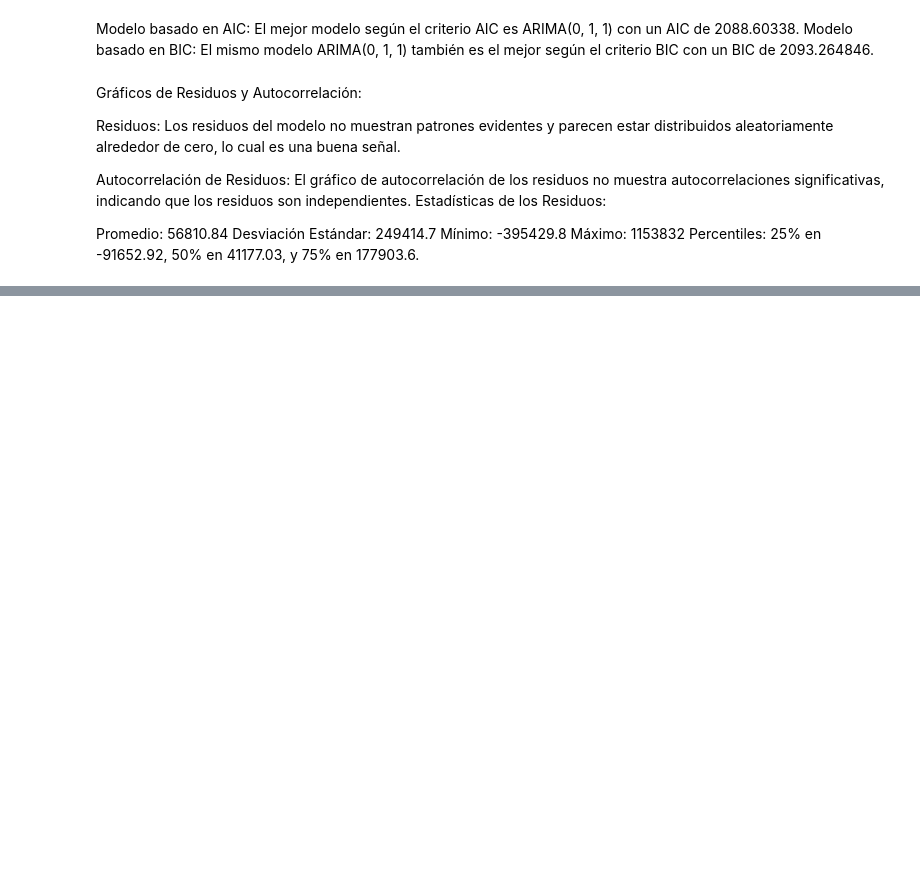
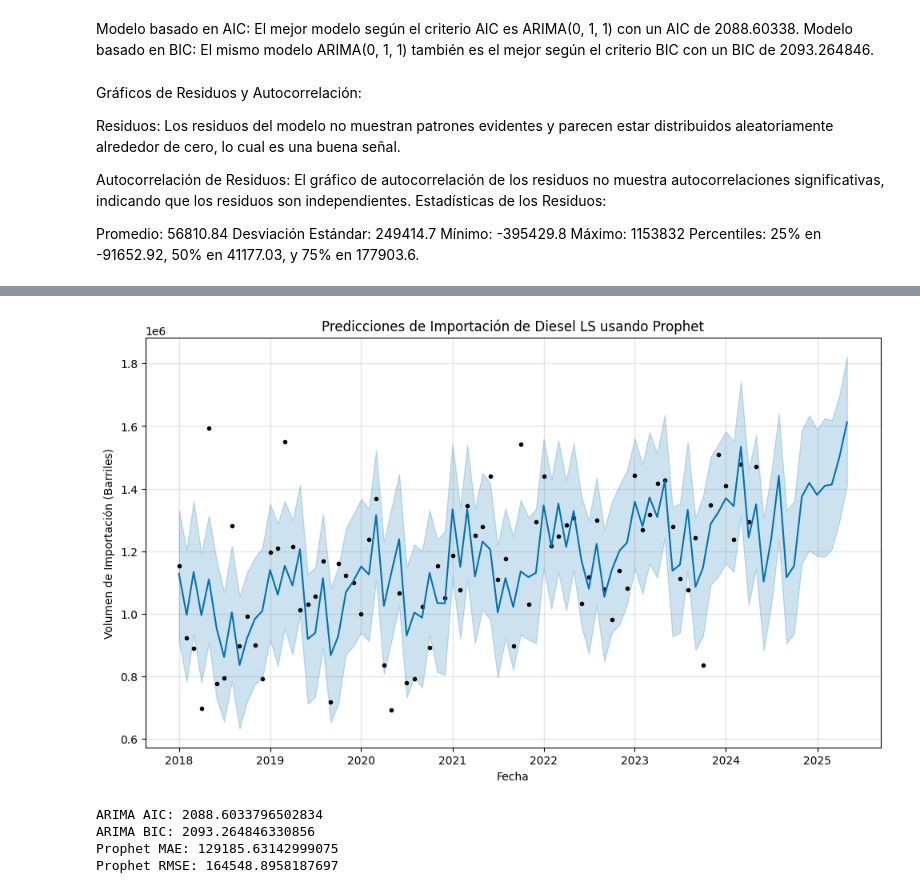
Before and after one commit to AGM54/DataSc, a Jupyter notebook: data.ipynb, the cells around one changed output, grey strips where cells are left out. Drawn from its saved outputs; the diff is of its cells as text; code cells hidden in the pictures; blank space fills up the shorter version.

```diff
--- a/data.ipynb
+++ b/data.ipynb
@@ -701,3 +701,75 @@ Desviación Estándar: 249414.7
 Mínimo: -395429.8
 Máximo: 1153832
 Percentiles: 25% en -91652.92, 50% en 41177.03, y 75% en 177903.6.
+# %%
+import pandas as pd
+import matplotlib.pyplot as plt
+from prophet import Prophet
+from statsmodels.tsa.arima.model import ARIMA
+from sklearn.metrics import mean_squared_error
+
+# Cargar los datos
+importacion_df = pd.read_excel('importacion.xlsx', skiprows=6)
+
+# Renombrar la primera columna a "Fecha"
+importacion_df.columns = [
+    'Fecha', 'AceitesLubricantes', 'Asfalto', 'Bunker', 'Ceras',
+    'CombustibleTurboJet', 'DieselLS', 'DieselUltraLS', 'GasLicuado',
+    'GasolinaAviacion', 'GasolinaRegular', 'GasolinaSuper', 'Kerosina',
+    'MTBE', 'Naftas', 'Petcoke', 'PetroleoCrudo', 'Solventes',
+    'Butano', 'DieselAltoAzufre', 'Orimulsion', 'PetroleoReconstituido',
+    'TotalImportacion', 'ColumnaExtra1', 'ColumnaExtra2'
+]
+
+# Convertir la columna de fechas a formato datetime
+importacion_df['Fecha'] = pd.to_datetime(importacion_df['Fecha'], errors='coerce')
+
+# Filtrar los datos desde enero de 2018 para DieselLS y los demás combustibles relevantes
+importacion_df_filtered = importacion_df[
+    (importacion_df['Fecha'] >= '2018-01-01') &
+    (importacion_df['Fecha'] <= '2024-05-01')
+][['Fecha', 'DieselLS']]
+
+# Convertir las columnas de datos a numéricas y manejar NaNs
+importacion_df_filtered['DieselLS'] = pd.to_numeric(importacion_df_filtered['DieselLS'], errors='coerce').fillna(0)
+
+# Establecer la columna de fechas como índice
+importacion_df_filtered.set_index('Fecha', inplace=True)
+
+# Preparar los datos para Prophet
+importacion_df_prophet = importacion_df_filtered.reset_index().rename(columns={'Fecha': 'ds', 'DieselLS': 'y'})
+
+# Crear y entrenar el modelo Prophet
+model_prophet = Prophet()
+model_prophet.fit(importacion_df_prophet)
+
+# Realizar predicciones
+future = model_prophet.make_future_dataframe(periods=12, freq='M')
+forecast = model_prophet.predict(future)
+
+# Graficar las predicciones
+fig = model_prophet.plot(forecast)
+plt.title('Predicciones de Importación de Diesel LS usando Prophet')
+plt.xlabel('Fecha')
+plt.ylabel('Volumen de Importación (Barriles)')
+plt.show()
+
+# ARIMA Model
+best_model_arima = ARIMA(importacion_df_filtered['DieselLS'], order=(0, 1, 1))
+best_result_arima = best_model_arima.fit()
+
+# Mostrar los resultados de AIC y BIC para el modelo ARIMA
+print(f"ARIMA AIC: {best_result_arima.aic}")
+print(f"ARIMA BIC: {best_result_arima.bic}")
+
+# Calcular MAE para el modelo Prophet asegurando que no haya NaNs en las predicciones
+valid_forecast = forecast[:len(importacion_df_prophet)].dropna()
+prophet_residuals = importacion_df_prophet['y'] - valid_forecast['yhat']
+prophet_mae = prophet_residuals.abs().mean()
+
+# Calcular RMSE para el modelo Prophet
+prophet_rmse = mean_squared_error(importacion_df_prophet['y'], valid_forecast['yhat'], squared=False)
+
+print(f"Prophet MAE: {prophet_mae}")
+print(f"Prophet RMSE: {prophet_rmse}")
+# %% [output]
@@ -703,0 +778,5 @@ Percentiles: 25% en -91652.92, 50% en 41177.03, y 75% en 177903.6.
+[figure, added]
+ARIMA AIC: 2088.6033796502834
+ARIMA BIC: 2093.264846330856
+Prophet MAE: 129185.63142999075
+Prophet RMSE: 164548.8958187697
```
Also changed, not shown: parts of 2 cells of this notebook.
